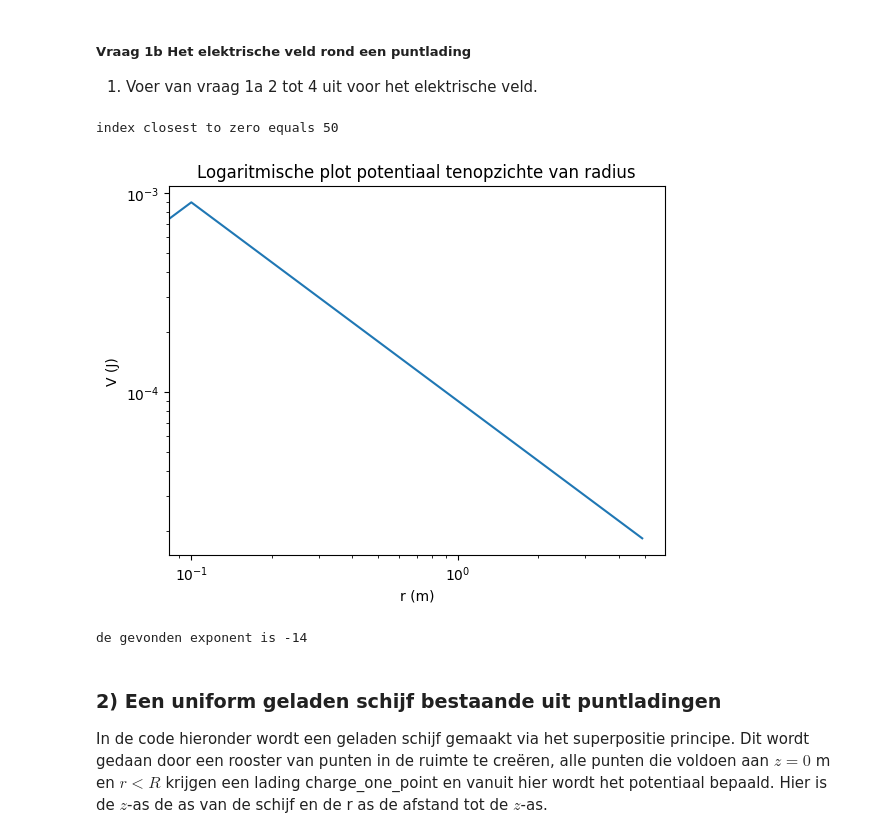
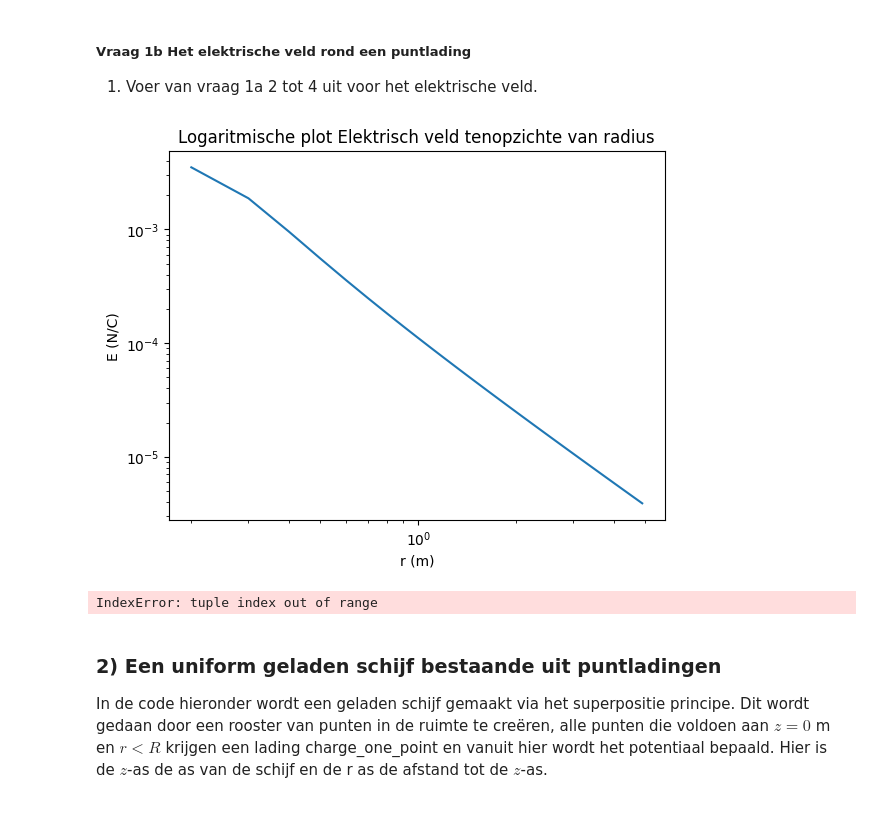
Before and after one commit to AAAGomperts/opdrachten-DEF-D, a Jupyter notebook: DigitaleOntwerpopdrachten/1CondensatorOpdracht/CondensatorOntwerpopdracht.ipynb, the cells around one changed output. Drawn from its saved outputs; the diff is of its cells as text; code cells hidden in the pictures.

```diff
--- a/DigitaleOntwerpopdrachten/1CondensatorOpdracht/CondensatorOntwerpopdracht.ipynb
+++ b/DigitaleOntwerpopdrachten/1CondensatorOpdracht/CondensatorOntwerpopdracht.ipynb
@@ -118,31 +118,23 @@ de gevonden exponent is -14
 1. Voer van vraag 1a 2 tot 4 uit voor het elektrische veld.
 # %%
 ###
-from scipy.optimize import curve_fit
-###Hier jouw code###
-indx_z_0 = np.argmin(z**2)
-print("index closest to zero equals",indx_z_0)
-
 plt.figure()
-plt.title("Logaritmische plot potentiaal tenopzichte van radius")
-plt.loglog(r,V[indx_z_0,:])
+plt.title("Logaritmische plot Elektrisch veld tenopzichte van radius")
+plt.loglog(r[2:],normE[indx_z_0,:])
 plt.xlabel("r (m)")
-plt.ylabel("V (J)")
+plt.ylabel("E (N/C)")
 plt.show()
 
-def V_op_z0(r, charge_one_point):
-    xc = 0
-    yc = 0
-    zc = 0
-    r_charge = np.array([xc,yc,zc])
-    return electric_potential_point_charge_cartesian(r_charge, r, z[indx_z_0], charge_one_point)
-value, fout = curve_fit(V_op_z0,r,V[indx_z_0,:])
-print("de gevonden exponent is",round(np.log10(value[0])))
+def E_curvefit(V,B):
+    return compute_E_pt_charge(V, B, grid_step)
+Er_z0, Ez_z0, normE_z0 = E_curvefit(V, B)
+
+value_E, fout_E = curve_fit(E_curvefit, V[indx_z_0,:], normE_z0[indx_z_0,:])
+print("de gevonden exponent is",round(np.log10(value_E[0])))
 ####
 # %% [output]
+[figure, new version]
-index closest to zero equals 50
+IndexError: tuple index out of range
-[figure, old version]
-de gevonden exponent is -14
 # %% [markdown]
 ### 2) Een uniform geladen schijf bestaande uit puntladingen
 
```
Also changed, not shown: parts of 1 cell of this notebook.
